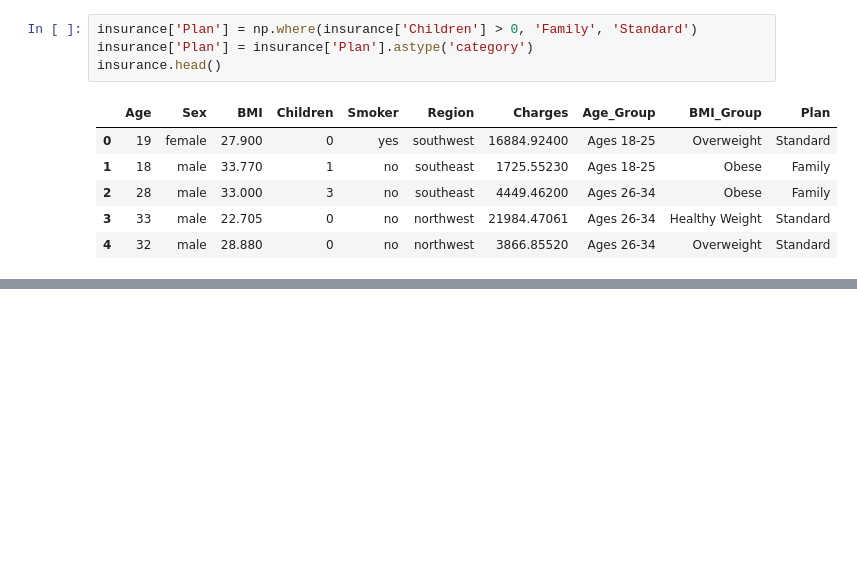
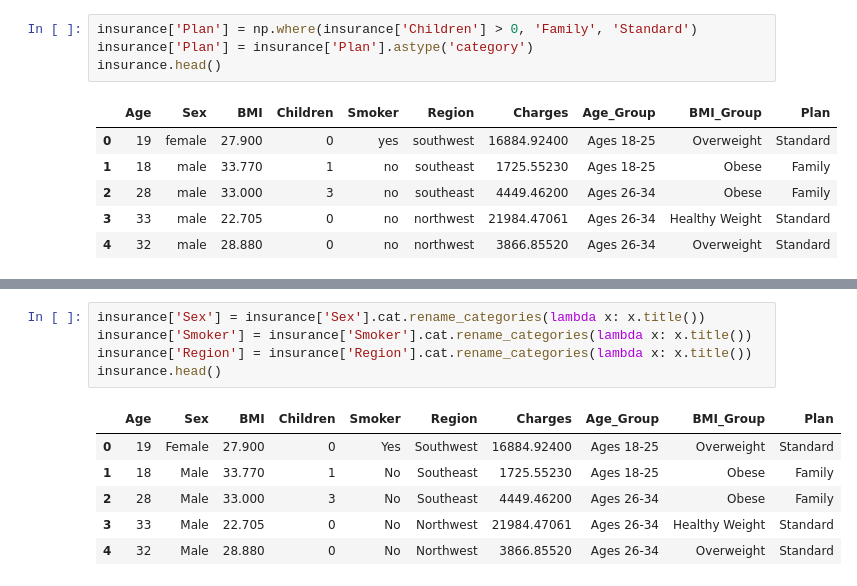
Before and after one commit to petedanielsmith/HealthcareInsuranceDataAnalyticsProject, a Jupyter notebook: jupyter_notebooks/data_cleanup.ipynb, the cells around one changed output, grey strips where cells are left out. Saved outputs shown, nothing was run; the diff lists cells and outputs as text; blank space fills up the shorter version.

Commit message:
Add title case existing category values code to notebook (#11)

```diff
--- a/jupyter_notebooks/data_cleanup.ipynb
+++ b/jupyter_notebooks/data_cleanup.ipynb
@@ -218,0 +225,12 @@ insurance.head()
+# %%
+insurance['Sex'] = insurance['Sex'].cat.rename_categories(lambda x: x.title())
+insurance['Smoker'] = insurance['Smoker'].cat.rename_categories(lambda x: x.title())
+insurance['Region'] = insurance['Region'].cat.rename_categories(lambda x: x.title())
+insurance.head()
+# %% [output]
+|  | Age | Sex | BMI | Children | Smoker | Region | Charges | Age_Group | BMI_Group | Plan |
+| 0 | 19 | Female | 27.900 | 0 | Yes | Southwest | 16884.92400 | Ages 18-25 | Overweight | Standard |
+| 1 | 18 | Male | 33.770 | 1 | No | Southeast | 1725.55230 | Ages 18-25 | Obese | Family |
+| 2 | 28 | Male | 33.000 | 3 | No | Southeast | 4449.46200 | Ages 26-34 | Obese | Family |
+| 3 | 33 | Male | 22.705 | 0 | No | Northwest | 21984.47061 | Ages 26-34 | Healthy Weight | Standard |
+| 4 | 32 | Male | 28.880 | 0 | No | Northwest | 3866.85520 | Ages 26-34 | Overweight | Standard |
```
Also changed, not shown: parts of 1 cell of this notebook.
